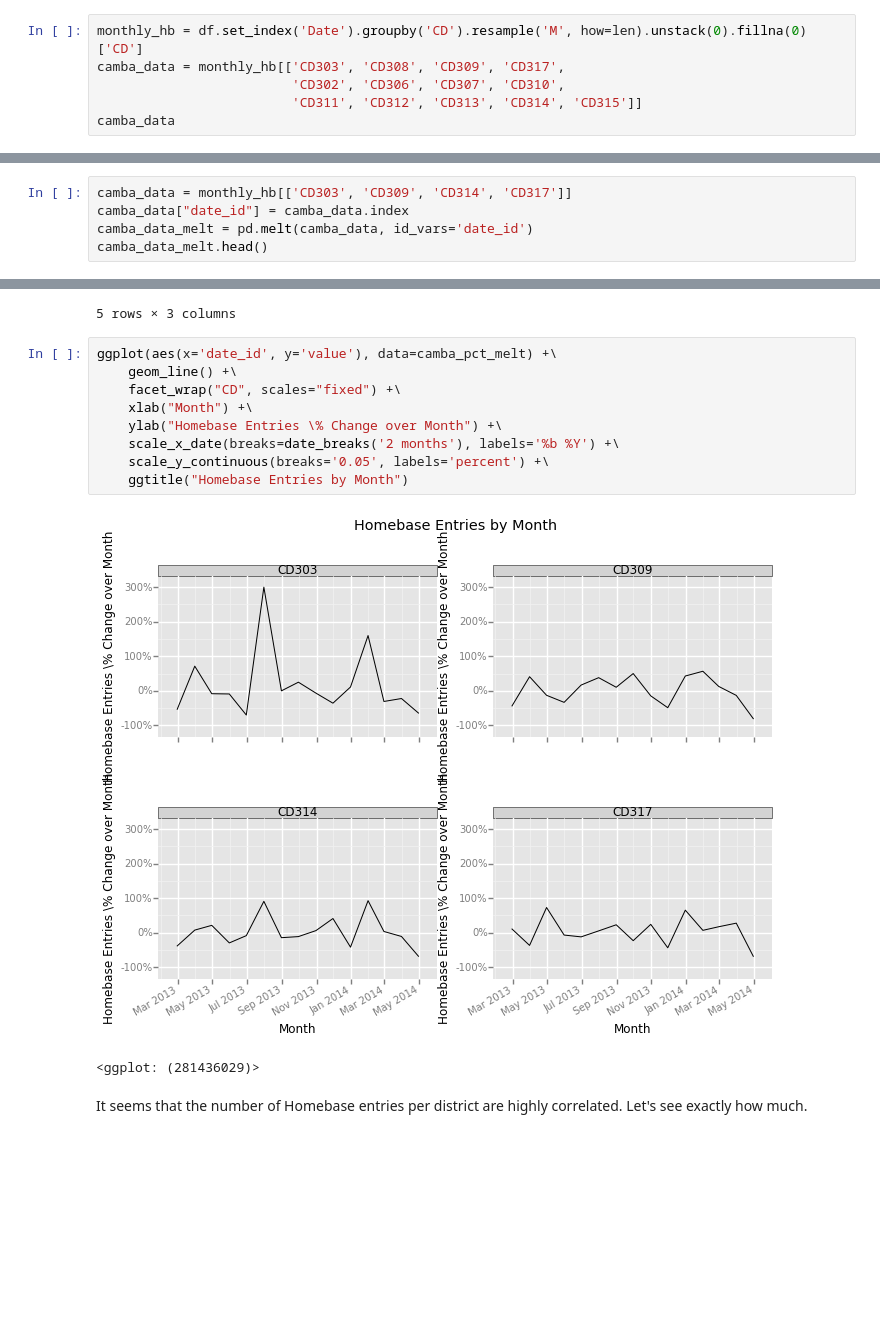
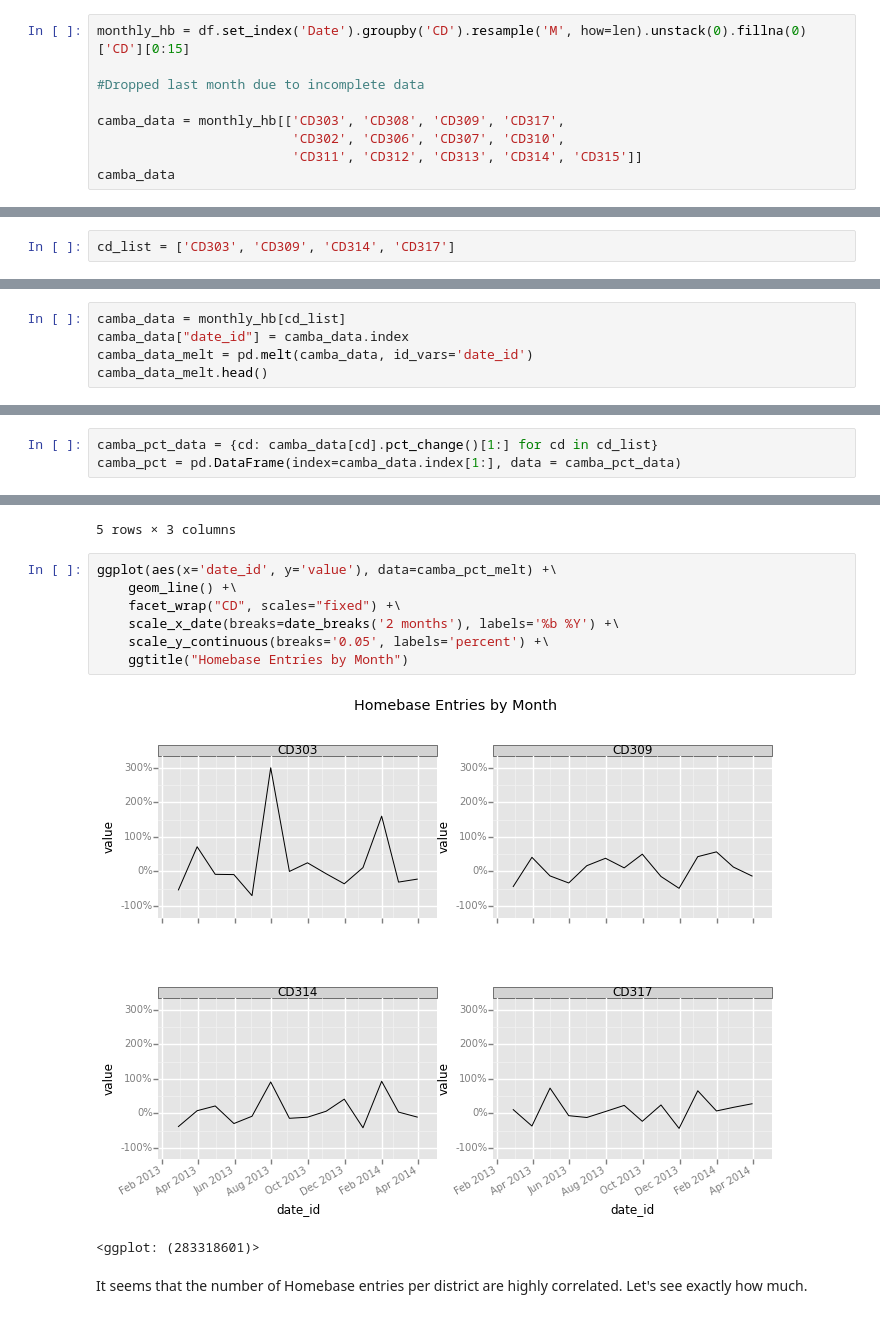
Before and after one commit to SumAllFoundation/dhs_impact, a Jupyter notebook: CAMBA_Impact.ipynb, the cells around one changed output, grey strips where cells are left out. Cells and saved outputs as stored; diff of their text form; blank space fills up the shorter version.

```diff
--- a/CAMBA_Impact.ipynb
+++ b/CAMBA_Impact.ipynb
@@ -15,7 +16,10 @@ array(['Date', 'CD'], dtype=object)
 # %%
 df['Date'] = pd.to_datetime(df['Date'])
 # %%
-monthly_hb = df.set_index('Date').groupby('CD').resample('M', how=len).unstack(0).fillna(0)['CD']
+monthly_hb = df.set_index('Date').groupby('CD').resample('M', how=len).unstack(0).fillna(0)['CD'][0:15]
+
+#Dropped last month due to incomplete data
+
 camba_data = monthly_hb[['CD303', 'CD308', 'CD309', 'CD317',
                          'CD302', 'CD306', 'CD307', 'CD310',
                          'CD311', 'CD312', 'CD313', 'CD314', 'CD315']]
@@ -43 +46,3 @@ camba_data
+# %%
+cd_list = ['CD303', 'CD309', 'CD314', 'CD317']
 # %% [markdown]
@@ -45,5 +50,5 @@ It looks like districts 303, 309, 317, and 314 have the highest volumes of Homeb
 # %%
-camba_data = monthly_hb[['CD303', 'CD309', 'CD314', 'CD317']]
+camba_data = monthly_hb[cd_list]
 camba_data["date_id"] = camba_data.index
 camba_data_melt = pd.melt(camba_data, id_vars='date_id')
 camba_data_melt.head()
@@ -79,3 +76,6 @@ camba_pct = pd.DataFrame(index=camba_data.index[1:],
+# %%
+camba_pct_data = {cd: camba_data[cd].pct_change()[1:] for cd in cd_list}
+camba_pct = pd.DataFrame(index=camba_data.index[1:], data = camba_pct_data)
 # %%
 camba_pct['date_id'] = camba_pct.index
 camba_pct_melt = pd.melt(camba_pct, id_vars='date_id', var_name='CD')
@@ -91,15 +91,13 @@ camba_pct_melt.head()
 # %%
 ggplot(aes(x='date_id', y='value'), data=camba_pct_melt) +\
     geom_line() +\
     facet_wrap("CD", scales="fixed") +\
-    xlab("Month") +\
-    ylab("Homebase Entries \% Change over Month") +\
     scale_x_date(breaks=date_breaks('2 months'), labels='%b %Y') +\
     scale_y_continuous(breaks='0.05', labels='percent') +\
     ggtitle("Homebase Entries by Month")
 # %% [output]
-[figure, old version]
+[figure, new version]
-<ggplot: (281436029)>
+<ggplot: (283318601)>
 # %% [markdown]
 It seems that the number of Homebase entries per district are highly correlated. Let's see exactly how much.
 # %%
```
Also changed, not shown: parts of 12 cells of this notebook.
